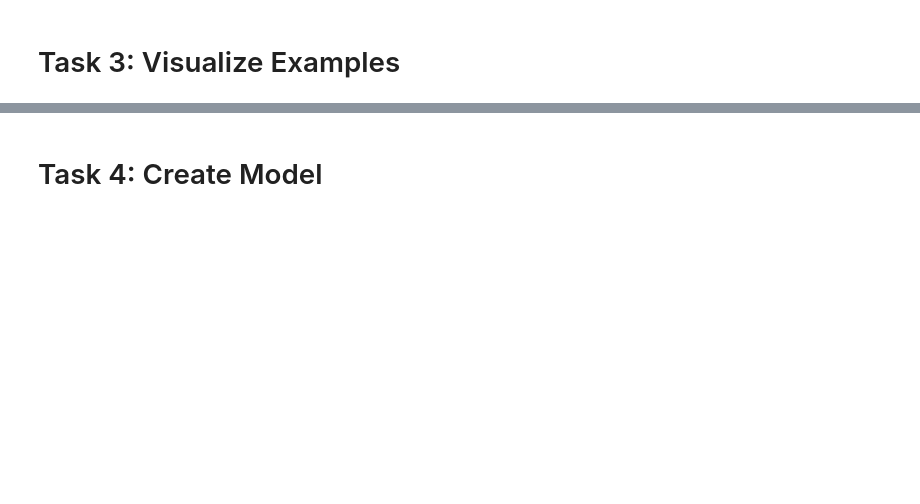
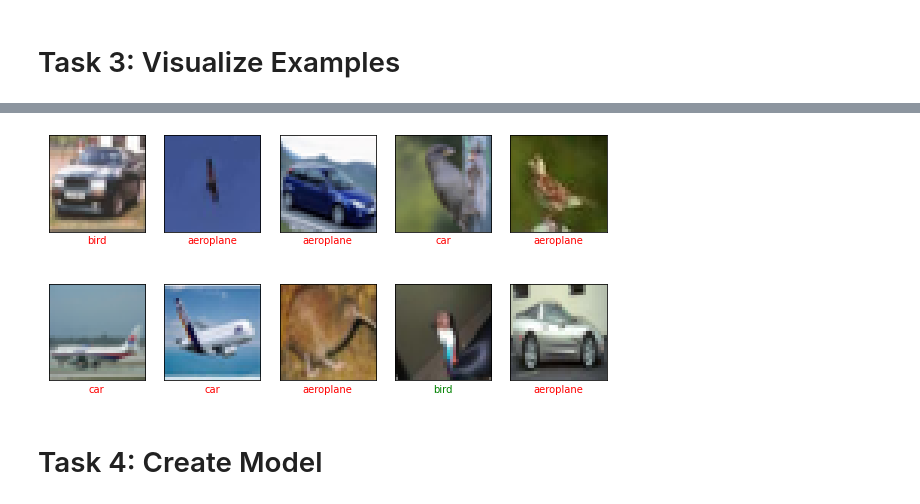
Before and after one commit to cmadusankahw/image-classification-with-CNN-keras, a Jupyter notebook: image-classification.ipynb, the cells around one changed output, grey strips where cells are left out. Cells and saved outputs as stored; diff of their text form; code cells hidden in the pictures; blank space fills up the shorter version.

```diff
--- a/image-classification.ipynb
+++ b/image-classification.ipynb
@@ -50,2 +86,6 @@ class_names = ['aeroplane', 'car', 'bird']
+# %%
+show_random_examples(x_test, y_test, y_test)
+# %% [output]
+[figure, added]
 # %% [markdown]
 # Task 4: Create Model
```
Also changed, not shown: parts of 12 cells of this notebook, 1 other file.
